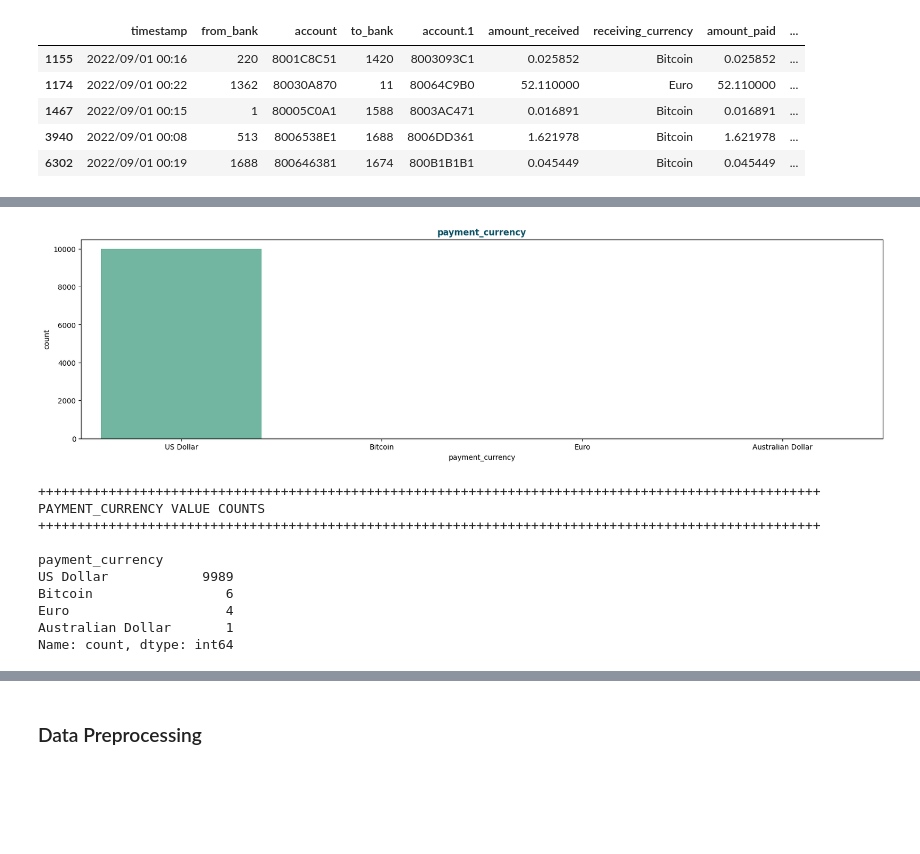
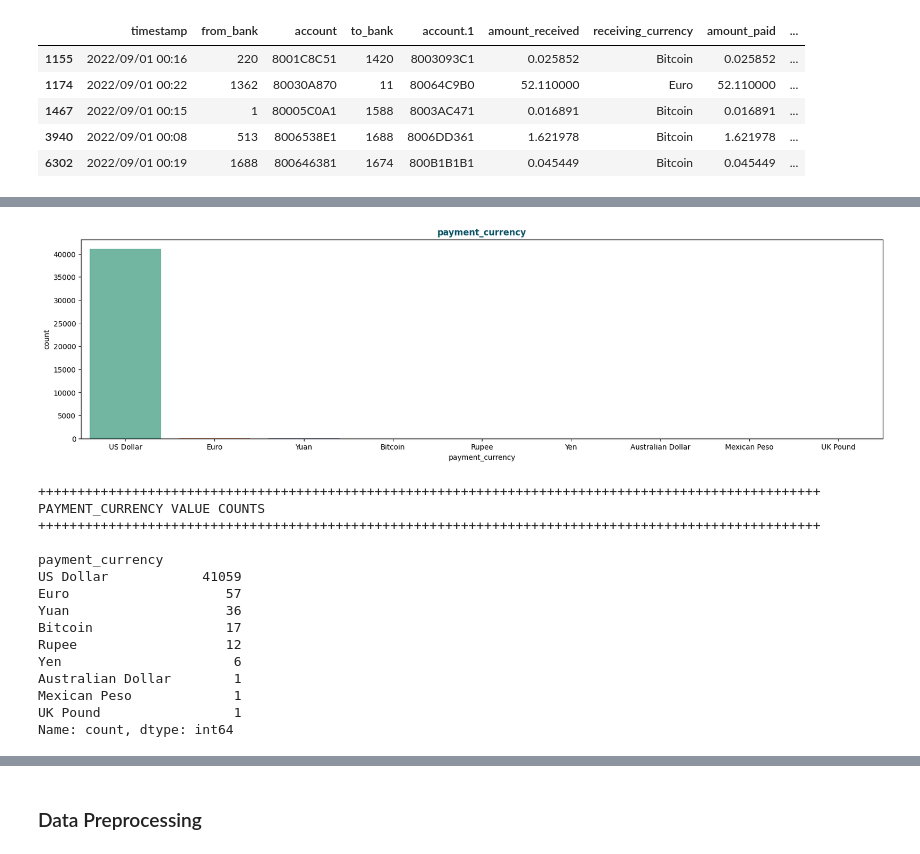
Before and after one commit to votanasrey/Hybrid-Node-Clustering-Approach-for-Graph-Based-Anti-Money-Laundering, a Jupyter notebook: model_dev/logistic_regression.ipynb, the cells around one changed output, grey strips where cells are left out. Drawn from its saved outputs; the diff is of its cells as text; code cells hidden in the pictures; blank space fills up the shorter version.

Commit message:
chore: applied and remove outliers from df

```diff
--- a/model_dev/logistic_regression.ipynb
+++ b/model_dev/logistic_regression.ipynb
@@ -36,7 +36,7 @@ pd.set_option('display.max_columns', None)
 path = './data/hi_small_trxns.csv'
 df = pd.read_csv(path)
 df.head(10)
-df = df.head(10000)
+df = df.head(50000)
 df.head()
 # %% [output]
 |  | Timestamp | From Bank | Account | To Bank | Account.1 | Amount Received | Receiving Currency | Amount Paid | ... |
@@ -369,2 +369,10 @@ OUTLIERS DETECTION - AMOUNT RECEIVED & PAID
     }
 }
+# %%
+#Remove outlierts
+df_no_outliers = df[df['usd_amount'] <= outliers['usd_amount']['upper_bound']]
+
+#check outlier of the text length
+f, axes = plt.subplots(ncols=1, figsize=(10, 6))
+sns.boxplot(y=df['usd_amount'] ,color='grey')
+plt.show()
@@ -386,21 +396,26 @@ is_laundering
 Name: count, dtype: int64
 # %%
 create_bar_plot(
-    df=df,
+    df=df_no_outliers,
     column_name='payment_currency',
     title='payment_currency'
 )
 # %% [output]
-[figure, old version]
+[figure, new version]
 ++++++++++++++++++++++++++++++++++++++++++++++++++++++++++++++++++++++++++++++++++++++++++++++++++++
 PAYMENT_CURRENCY VALUE COUNTS
 ++++++++++++++++++++++++++++++++++++++++++++++++++++++++++++++++++++++++++++++++++++++++++++++++++++
 
 payment_currency
-US Dollar            9989
-Bitcoin                 6
-Euro                    4
-Australian Dollar       1
+US Dollar            41059
+Euro                    57
+Yuan                    36
+Bitcoin                 17
+Rupee                   12
+Yen                      6
+Australian Dollar        1
+Mexican Peso             1
+UK Pound                 1
 Name: count, dtype: int64
 # %%
 create_bar_plot(
```
Also changed, not shown: parts of 11 cells of this notebook.
